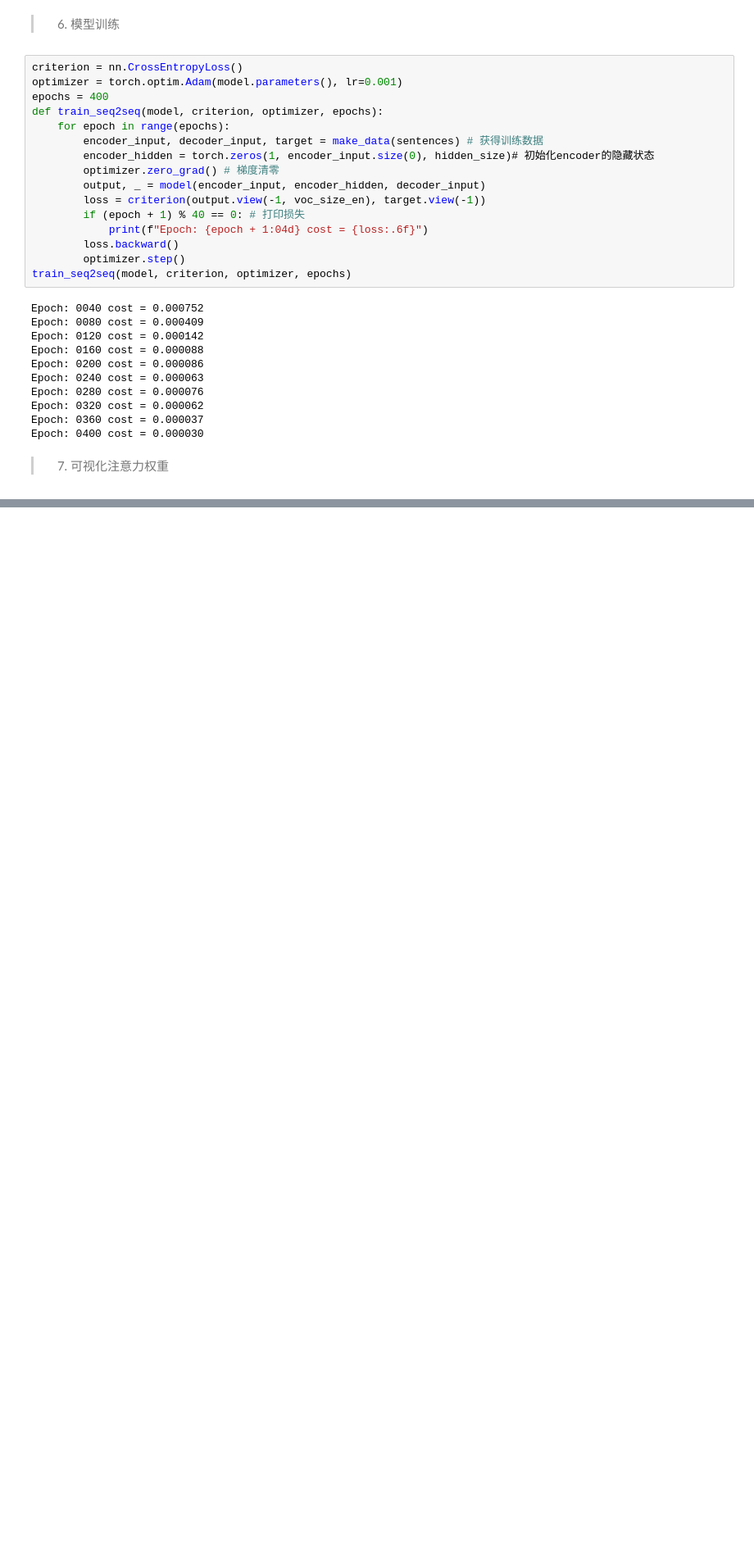
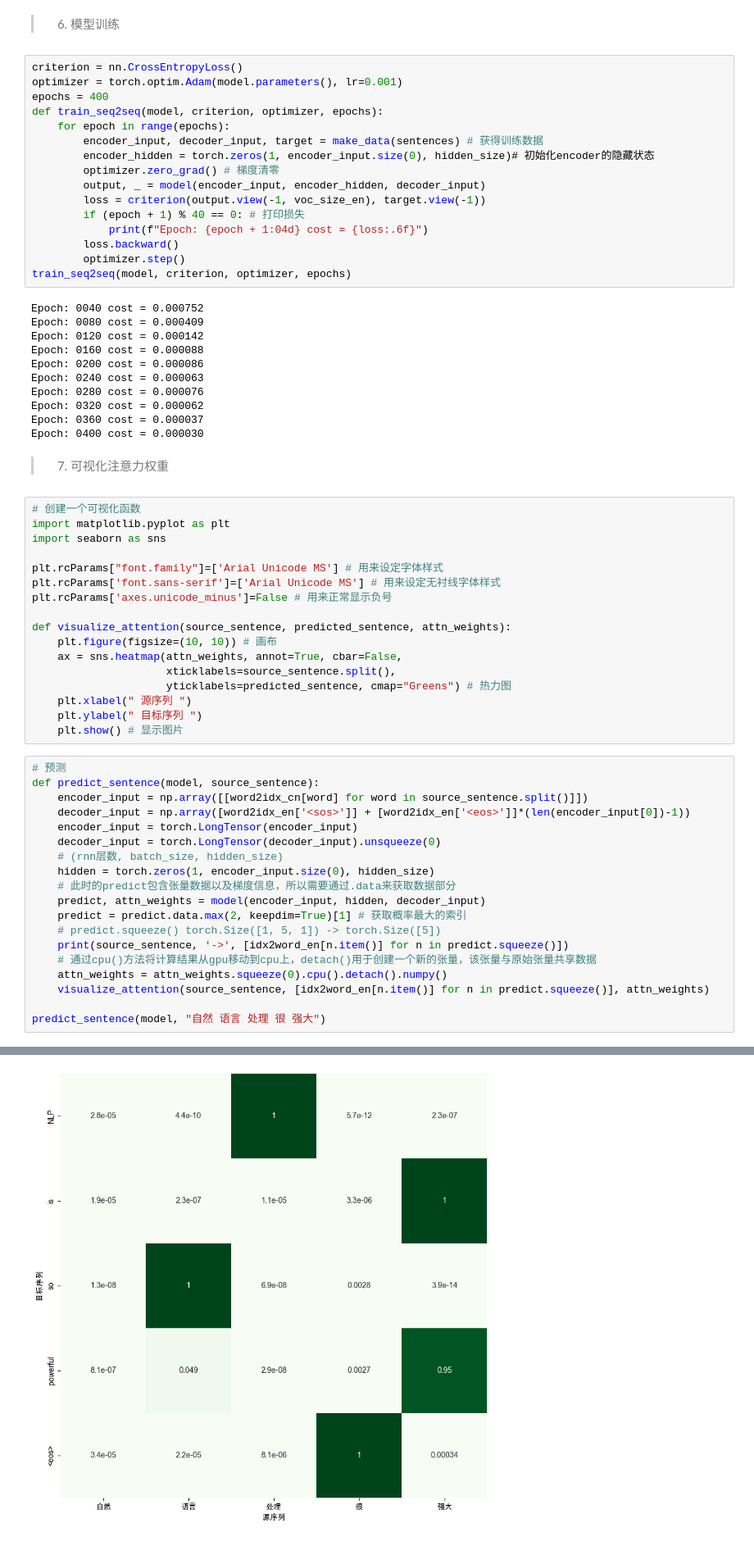
Before and after one commit to TianyuJIAA/chatGPT, a Jupyter notebook: 05_Attention/Seq2Seq_with_Attention.ipynb, the cells around one changed output, grey strips where cells are left out. Shown at 82% size. Cells and saved outputs as stored; diff of their text form; blank space fills up the shorter version.

Commit message:
attention的可视化

```diff
--- a/05_Attention/Seq2Seq_with_Attention.ipynb
+++ b/05_Attention/Seq2Seq_with_Attention.ipynb
@@ -231,3 +232,40 @@ Epoch: 0360 cost = 0.000037
 Epoch: 0400 cost = 0.000030
 # %% [markdown]
 > 7. 可视化注意力权重
+# %%
+# 创建一个可视化函数
+import matplotlib.pyplot as plt
+import seaborn as sns
+
+plt.rcParams["font.family"]=['Arial Unicode MS'] # 用来设定字体样式
+plt.rcParams['font.sans-serif']=['Arial Unicode MS'] # 用来设定无衬线字体样式
+plt.rcParams['axes.unicode_minus']=False # 用来正常显示负号
+
+def visualize_attention(source_sentence, predicted_sentence, attn_weights):
+    plt.figure(figsize=(10, 10)) # 画布
+    ax = sns.heatmap(attn_weights, annot=True, cbar=False,
+                     xticklabels=source_sentence.split(),
+                     yticklabels=predicted_sentence, cmap="Greens") # 热力图
+    plt.xlabel(" 源序列 ")
+    plt.ylabel(" 目标序列 ")
+    plt.show() # 显示图片
+# %%
+# 预测
+def predict_sentence(model, source_sentence):
+    encoder_input = np.array([[word2idx_cn[word] for word in source_sentence.split()]])
+    decoder_input = np.array([word2idx_en['<sos>']] + [word2idx_en['<eos>']]*(len(encoder_input[0])-1))
+    encoder_input = torch.LongTensor(encoder_input)
+    decoder_input = torch.LongTensor(decoder_input).unsqueeze(0)
+    # (rnn层数, batch_size, hidden_size)
+    hidden = torch.zeros(1, encoder_input.size(0), hidden_size)
+    # 此时的predict包含张量数据以及梯度信息，所以需要通过.data来获取数据部分
+    predict, attn_weights = model(encoder_input, hidden, decoder_input)
+    predict = predict.data.max(2, keepdim=True)[1] # 获取概率最大的索引
+    # predict.squeeze() torch.Size([1, 5, 1]) -> torch.Size([5])
+    print(source_sentence, '->', [idx2word_en[n.item()] for n in predict.squeeze()])
+    # 通过cpu()方法将计算结果从gpu移动到cpu上，detach()用于创建一个新的张量，该张量与原始张量共享数据
+    attn_weights = attn_weights.squeeze(0).cpu().detach().numpy()
+    visualize_attention(source_sentence, [idx2word_en[n.item()] for n in predict.squeeze()], attn_weights)
+
+predict_sentence(model, "自然 语言 处理 很 强大")
+# %% [output]
@@ -233,0 +273 @@ Epoch: 0400 cost = 0.000030
+[figure, added]
```
Also changed, not shown: parts of 2 cells of this notebook, 1 other file.
